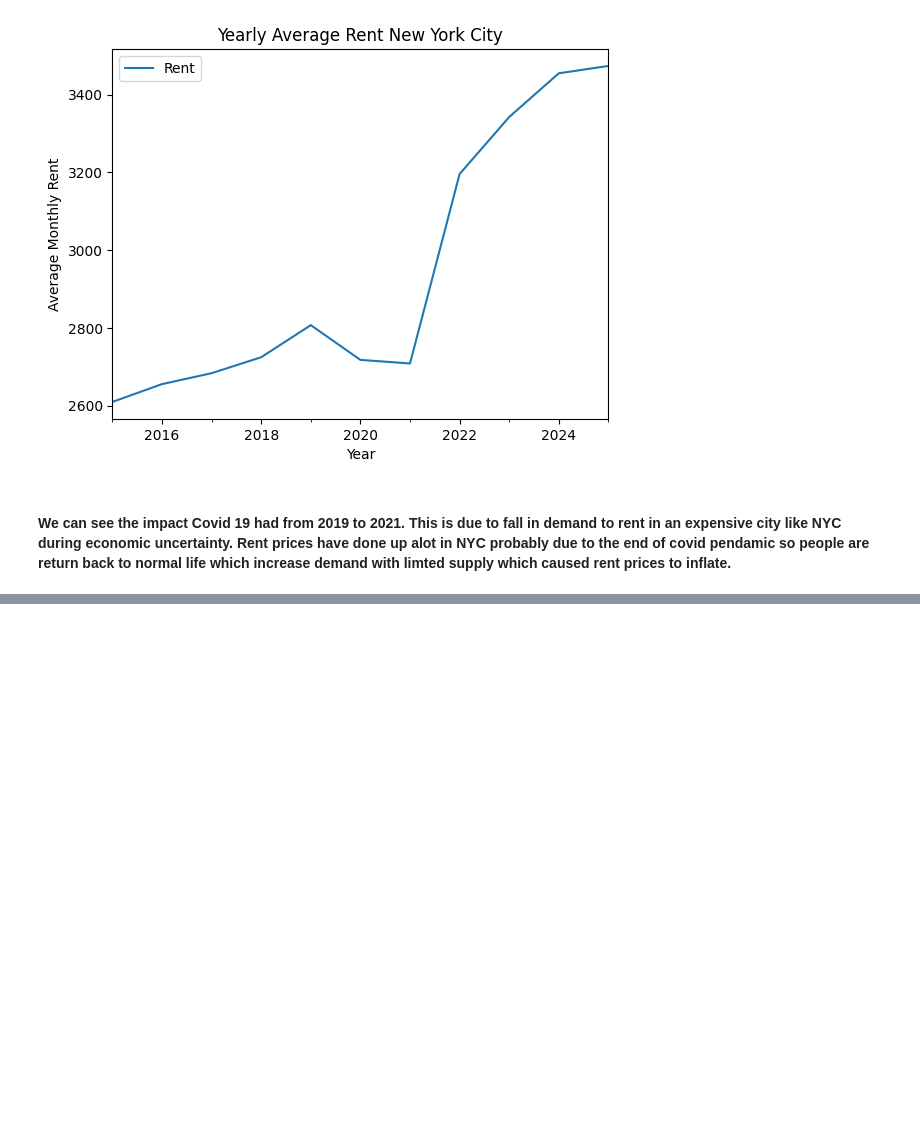
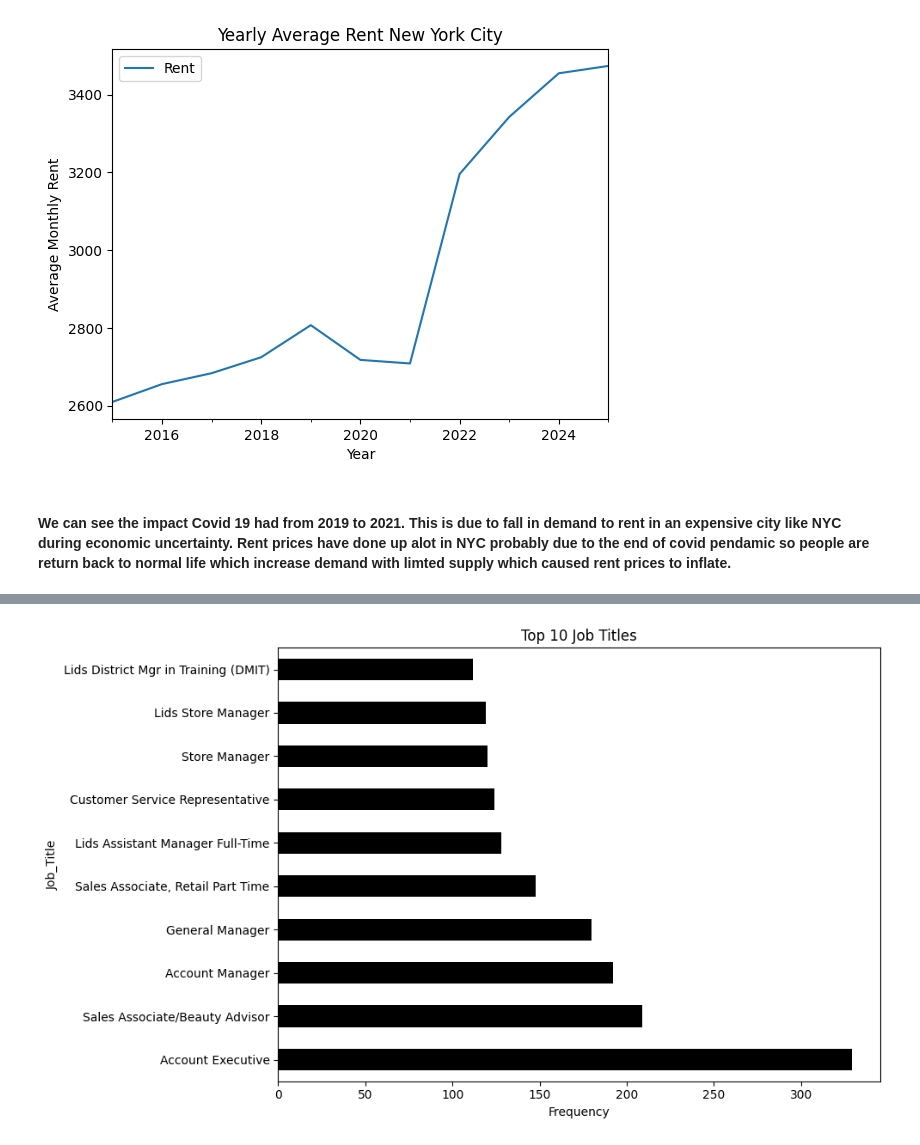
Before and after one commit to AdityaManojMenon/HYVE, a Jupyter notebook: EDA.ipynb, the cells around one changed output, grey strips where cells are left out. Saved outputs shown, nothing was run; the diff lists cells and outputs as text; code cells hidden in the pictures; blank space fills up the shorter version.

```diff
--- a/EDA.ipynb
+++ b/EDA.ipynb
@@ -214,3 +214,6 @@ plt.show()
 #willing to pay we can cluster the cities by their average rent price and return the top 5 cities that are most similar to the user's rent amount. #I am also thinking
 #of adding a job distribution model to the app so we can recommend cities based on the job distribution in the US.
 df_avg_rent.to_csv("avg_rent.csv",index=False)
+# %%
+df_jobs = pd.read_csv("jobs.csv")
+df_jobs
@@ -216,0 +234,4 @@ df_avg_rent.to_csv("avg_rent.csv",index=False)
+# %%
+#replace new york with new york city
+df_jobs.loc[df_jobs["City"] == "New York", "RegionName"] = "New York City"
+df_jobs
@@ -216,0 +340,7 @@ df_avg_rent.to_csv("avg_rent.csv",index=False)
+# %%
+df_jobs['Job_Title'].value_counts().head(10).plot(kind='barh', figsize=(10, 6), title="Top 10 Job Titles",color = "black")
+plt.xlabel("Frequency")
+plt.tight_layout()
+plt.show()
+# %% [output]
+[figure, added]
```
Also changed, not shown: parts of 19 cells of this notebook, 32 other files.
